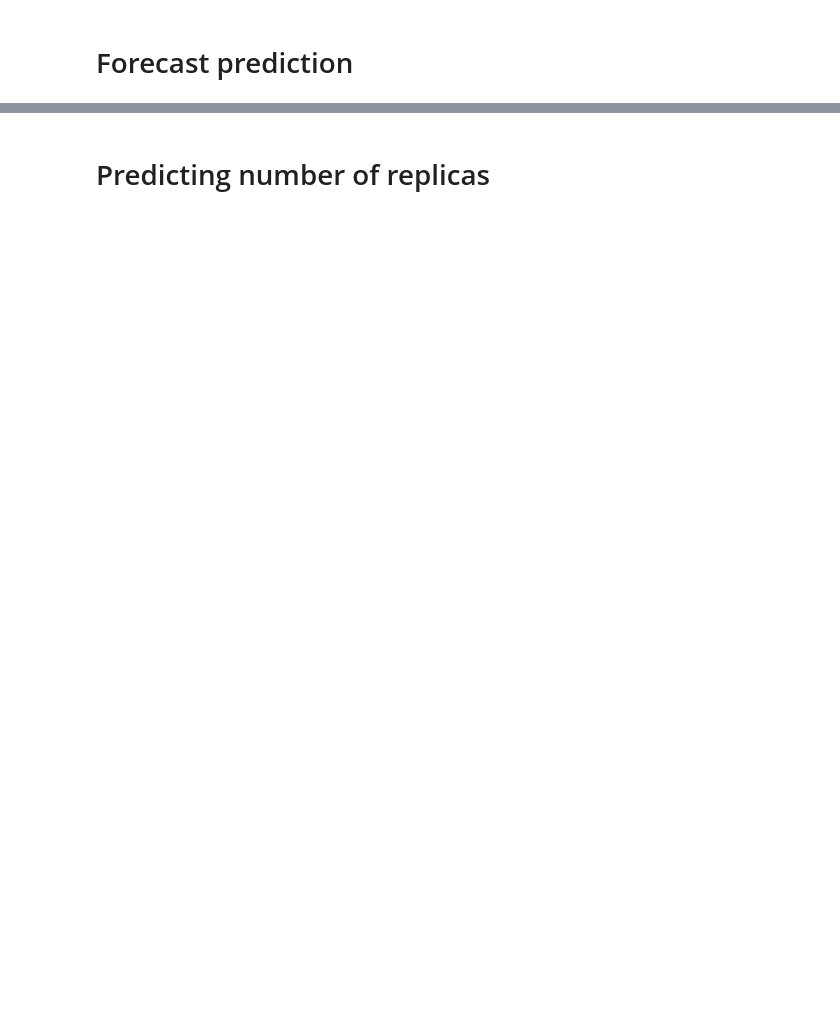
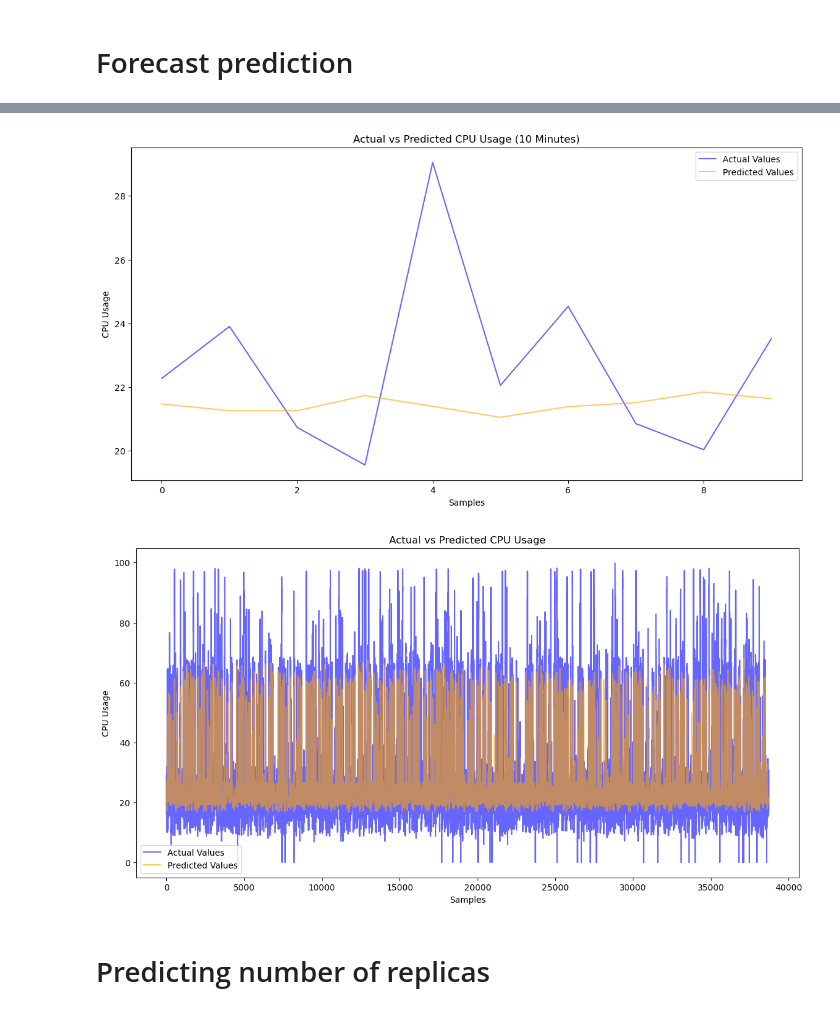
Before and after one commit to BrandonStreets-Mcleod/dissertation-test-code, a Jupyter notebook: Python/forecasting-model-test.ipynb, the cells around one changed output, grey strips where cells are left out. Drawn from its saved outputs; the diff is of its cells as text; code cells hidden in the pictures; blank space fills up the shorter version.

```diff
--- a/Python/forecasting-model-test.ipynb
+++ b/Python/forecasting-model-test.ipynb
@@ -359,0 +252,39 @@ plt.show()
+# %%
+# Make predictions
+y_pred = lstm_model.predict(X_test)
+
+# Inverse transform the predictions using the target scaler
+y_pred_unscaled = target_scaler.inverse_transform(y_pred)
+
+# If `y_test` also needs inverse transforming
+y_test_unscaled = target_scaler.inverse_transform(y_test)
+
+
+# Calculate MSE and RMSE
+mse_lstm = mean_squared_error(y_test_unscaled[0], y_pred_unscaled[0])
+rmse_lstm = np.sqrt(mse_lstm)
+
+print(f"RMSE: {rmse_lstm}, MSE: {mse_lstm}")
+
+# Plotting Actual vs Predicted values
+plt.figure(figsize=(14, 7))
+plt.plot(y_test_unscaled[0], label='Actual Values', color='blue', alpha=0.6)
+plt.plot(y_pred_unscaled[0], label='Predicted Values', color='orange', alpha=0.6)
+plt.title('Actual vs Predicted CPU Usage (10 Minutes)')
+plt.xlabel('Samples')
+plt.ylabel('CPU Usage')
+plt.legend()
+plt.show()
+
+# Plotting Actual vs Predicted values
+y_test_rescaled_flat = y_test_unscaled.flatten()
+predictions_rescaled_flat = y_pred_unscaled.flatten()
+plt.figure(figsize=(14, 7))
+plt.plot(y_test_rescaled_flat, label='Actual Values', color='blue', alpha=0.6)
+plt.plot(predictions_rescaled_flat, label='Predicted Values', color='orange', alpha=0.6)
+plt.title('Actual vs Predicted CPU Usage')
+plt.xlabel('Samples')
+plt.ylabel('CPU Usage')
+plt.legend()
+plt.show()
+# %% [output]
@@ -360,3 +293,5 @@ plt.show()
+[figure, added]
+[figure, added]
 # %% [markdown]
 # Predicting number of replicas
 # %%
```
Also changed, not shown: parts of 11 cells of this notebook, 2 other files.
